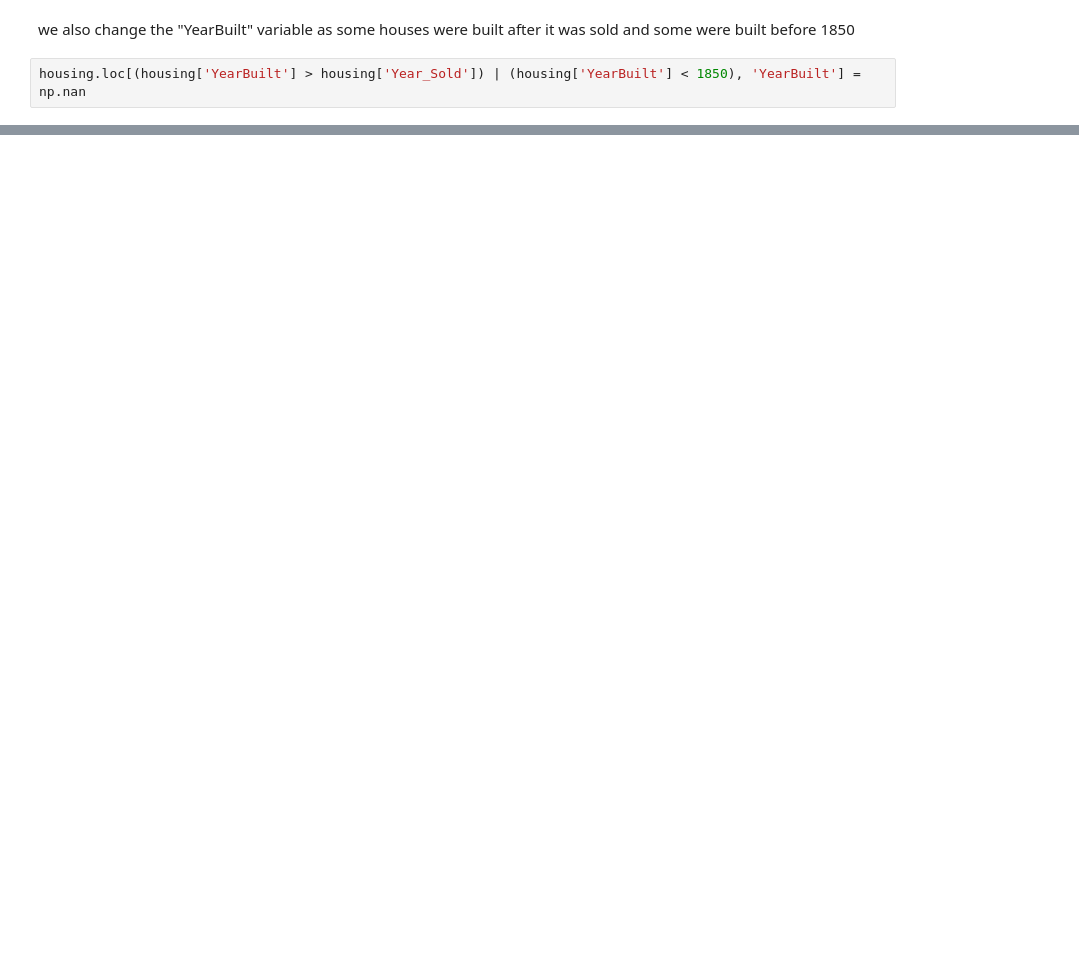
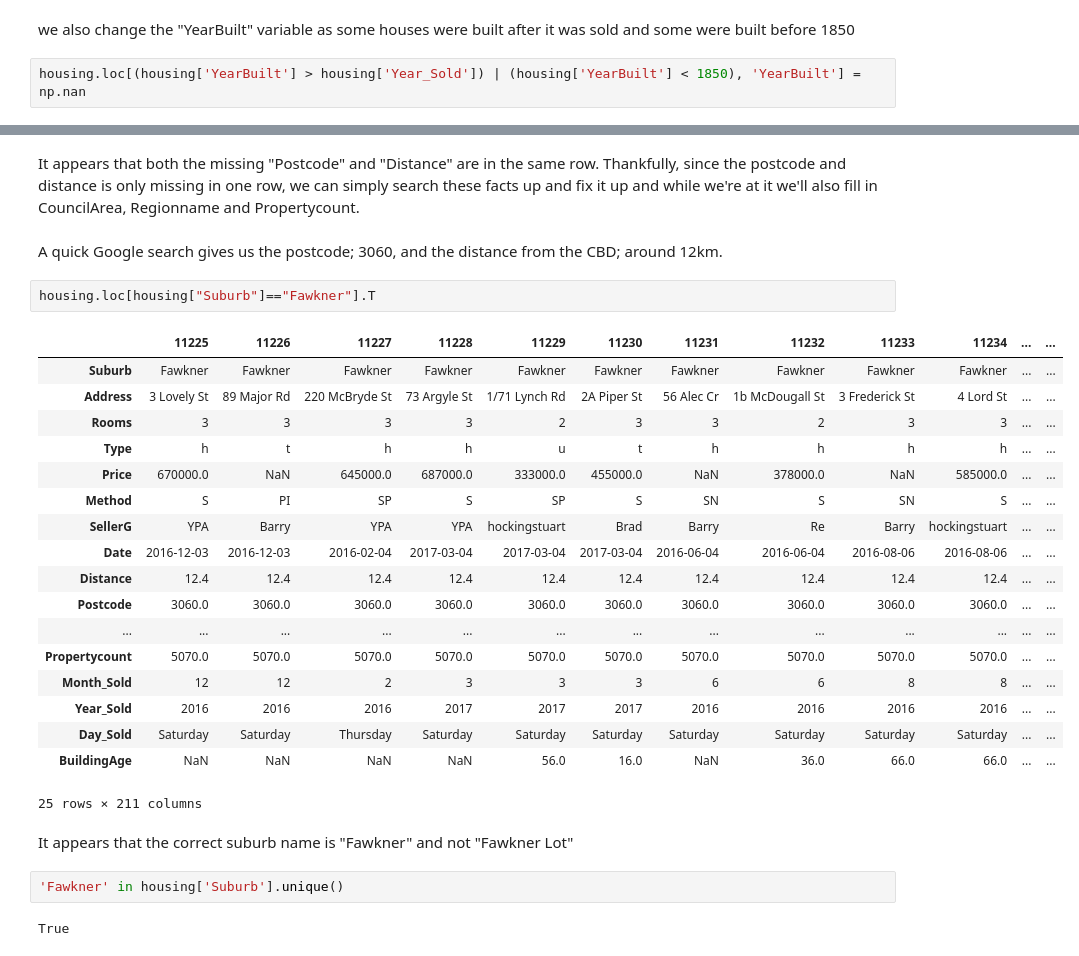
Before and after one commit to Noha-Jung3/Melbourne-Housing-Price-Prediction, a Jupyter notebook: EDA and Predictions.ipynb, the cells around one changed output, grey strips where cells are left out. Cells and saved outputs as stored; diff of their text form; blank space fills up the shorter version.

Commit message:
finished working on missing values

```diff
--- a/EDA and Predictions.ipynb
+++ b/EDA and Predictions.ipynb
@@ -318,0 +317,31 @@ housing.loc[(housing['YearBuilt'] > housing['Year_Sold']) | (housing['YearBuilt'
+# %% [markdown]
+It appears that both the missing "Postcode" and "Distance" are in the same row. Thankfully, since the postcode and distance is only missing in one row, we can simply search these facts up and fix it up and while we're at it we'll also fill in CouncilArea, Regionname and Propertycount.
+# %% [markdown]
+A quick Google search gives us the postcode; 3060, and the distance from the CBD; around 12km.
+# %%
+housing.loc[housing["Suburb"]=="Fawkner"].T
+# %% [output]
+|  | 11225 | 11226 | 11227 | 11228 | 11229 | 11230 | 11231 | 11232 | 11233 | 11234 | ... | ... |
+| Suburb | Fawkner | Fawkner | Fawkner | Fawkner | Fawkner | Fawkner | Fawkner | Fawkner | Fawkner | Fawkner | ... | ... |
+| Address | 3 Lovely St | 89 Major Rd | 220 McBryde St | 73 Argyle St | 1/71 Lynch Rd | 2A Piper St | 56 Alec Cr | 1b McDougall St | 3 Frederick St | 4 Lord St | ... | ... |
+| Rooms | 3 | 3 | 3 | 3 | 2 | 3 | 3 | 2 | 3 | 3 | ... | ... |
+| Type | h | t | h | h | u | t | h | h | h | h | ... | ... |
+| Price | 670000.0 | NaN | 645000.0 | 687000.0 | 333000.0 | 455000.0 | NaN | 378000.0 | NaN | 585000.0 | ... | ... |
+| Method | S | PI | SP | S | SP | S | SN | S | SN | S | ... | ... |
+| SellerG | YPA | Barry | YPA | YPA | hockingstuart | Brad | Barry | Re | Barry | hockingstuart | ... | ... |
+| Date | 2016-12-03 | 2016-12-03 | 2016-02-04 | 2017-03-04 | 2017-03-04 | 2017-03-04 | 2016-06-04 | 2016-06-04 | 2016-08-06 | 2016-08-06 | ... | ... |
+| Distance | 12.4 | 12.4 | 12.4 | 12.4 | 12.4 | 12.4 | 12.4 | 12.4 | 12.4 | 12.4 | ... | ... |
+| Postcode | 3060.0 | 3060.0 | 3060.0 | 3060.0 | 3060.0 | 3060.0 | 3060.0 | 3060.0 | 3060.0 | 3060.0 | ... | ... |
+| ... | ... | ... | ... | ... | ... | ... | ... | ... | ... | ... | ... | ... |
+| Propertycount | 5070.0 | 5070.0 | 5070.0 | 5070.0 | 5070.0 | 5070.0 | 5070.0 | 5070.0 | 5070.0 | 5070.0 | ... | ... |
+| Month_Sold | 12 | 12 | 2 | 3 | 3 | 3 | 6 | 6 | 8 | 8 | ... | ... |
+| Year_Sold | 2016 | 2016 | 2016 | 2017 | 2017 | 2017 | 2016 | 2016 | 2016 | 2016 | ... | ... |
+| Day_Sold | Saturday | Saturday | Thursday | Saturday | Saturday | Saturday | Saturday | Saturday | Saturday | Saturday | ... | ... |
+| BuildingAge | NaN | NaN | NaN | NaN | 56.0 | 16.0 | NaN | 36.0 | 66.0 | 66.0 | ... | ... |
+25 rows × 211 columns
+# %% [markdown]
+It appears that the correct suburb name is "Fawkner" and not "Fawkner Lot"
+# %%
+'Fawkner' in housing['Suburb'].unique()
+# %% [output]
+True
```
Also changed, not shown: parts of 19 cells of this notebook.
